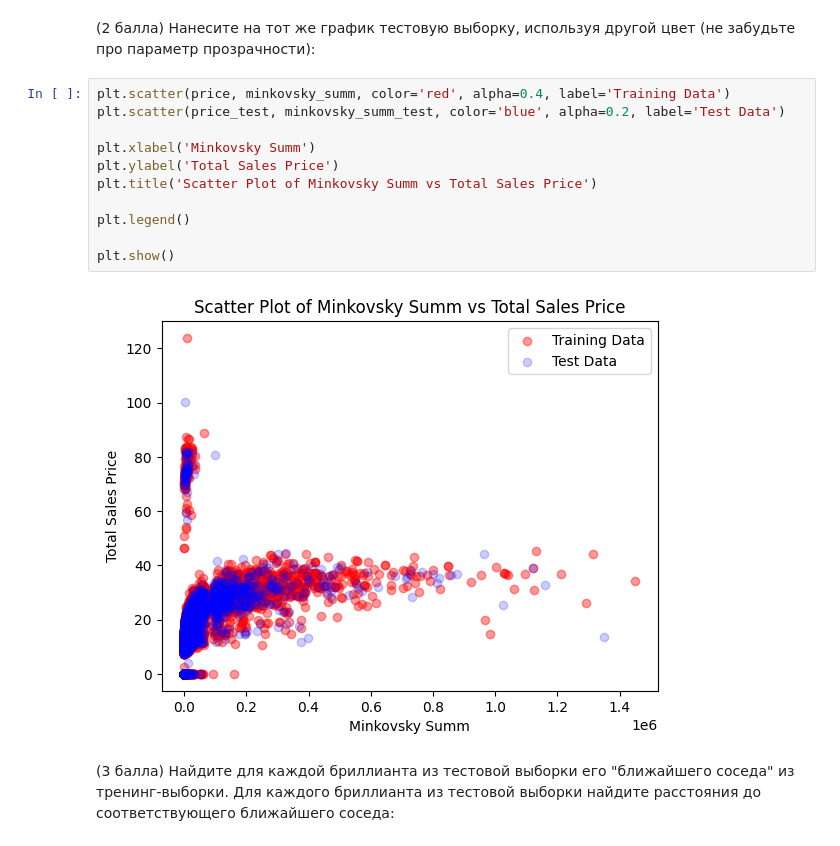
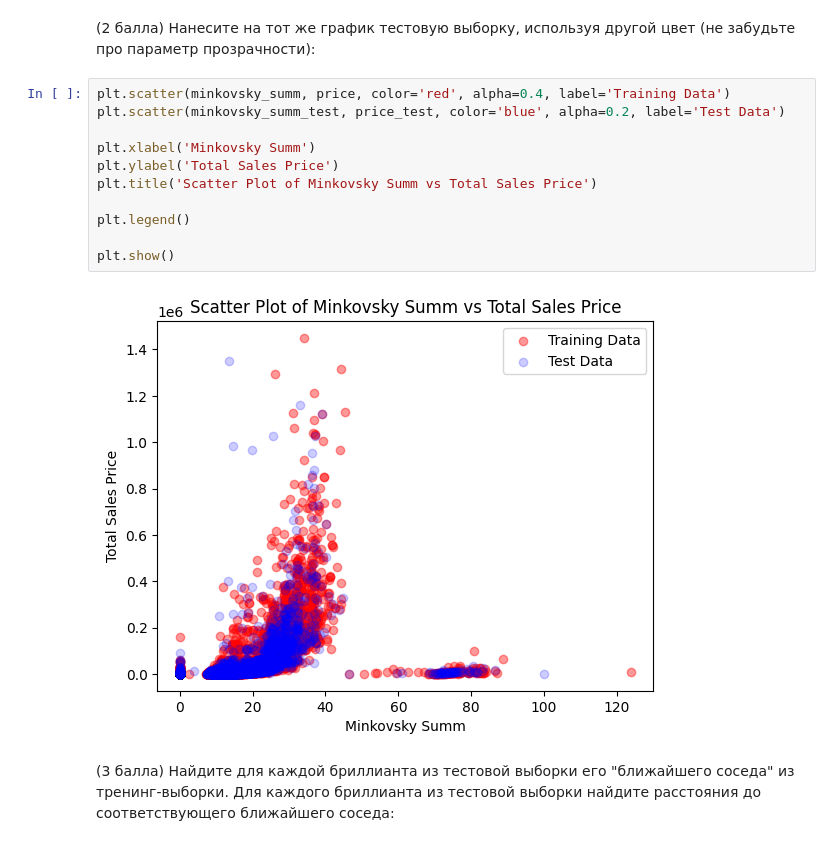
Before and after one commit to kirillzol/Laba, a Jupyter notebook: pylab.ipynb, the cells around one changed output. Saved outputs shown, nothing was run; the diff lists cells and outputs as text.

```diff
--- a/pylab.ipynb
+++ b/pylab.ipynb
@@ -709,18 +709,18 @@ plt.show()
 # %% [markdown]
 (2 балла) Нанесите на тот же график тестовую выборку, используя другой цвет (не забудьте про параметр прозрачности):
 # %%
-plt.scatter(price, minkovsky_summ, color='red', alpha=0.4, label='Training Data')
-plt.scatter(price_test, minkovsky_summ_test, color='blue', alpha=0.2, label='Test Data')
+plt.scatter(minkovsky_summ, price, color='red', alpha=0.4, label='Training Data')
+plt.scatter(minkovsky_summ_test, price_test, color='blue', alpha=0.2, label='Test Data')
 
 plt.xlabel('Minkovsky Summ')
 plt.ylabel('Total Sales Price')
 plt.title('Scatter Plot of Minkovsky Summ vs Total Sales Price')
 
 plt.legend()
 
 plt.show()
 # %% [output]
-[figure, old version]
+[figure, new version]
 # %% [markdown]
 (3 балла) Найдите для каждой бриллианта из тестовой выборки его "ближайшего соседа" из тренинг-выборки. Для каждого бриллианта из тестовой выборки найдите расстояния до соответствующего ближайшего соседа:
 # %%
```
Also changed, not shown: parts of 14 cells of this notebook.
